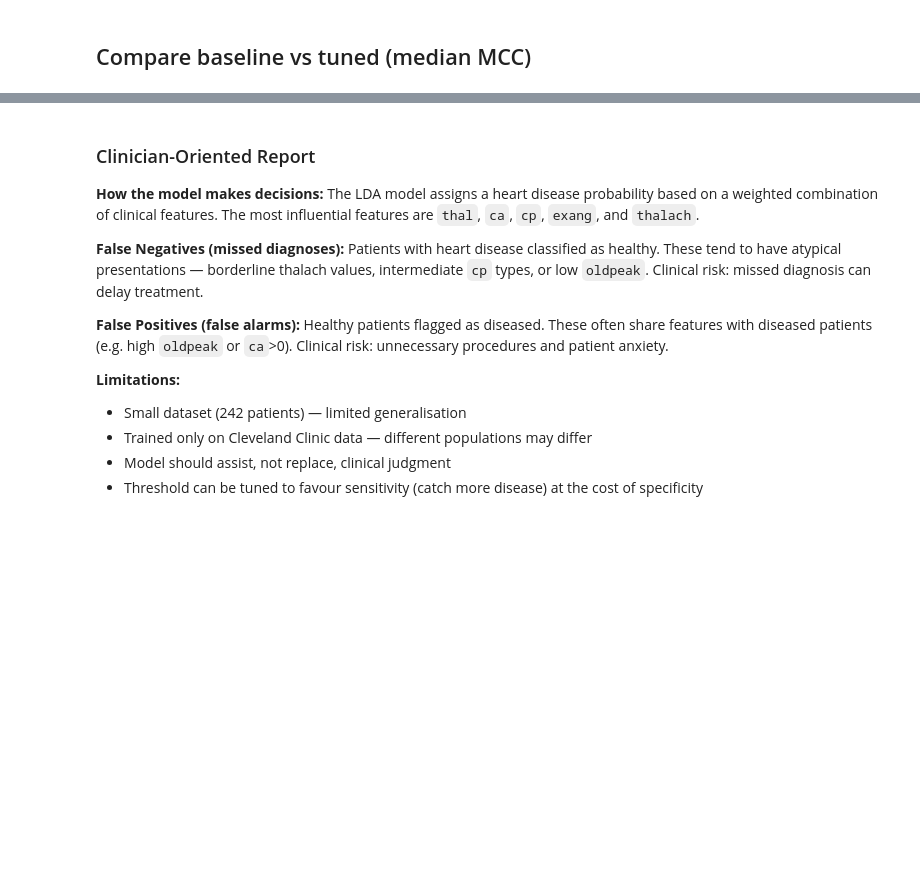
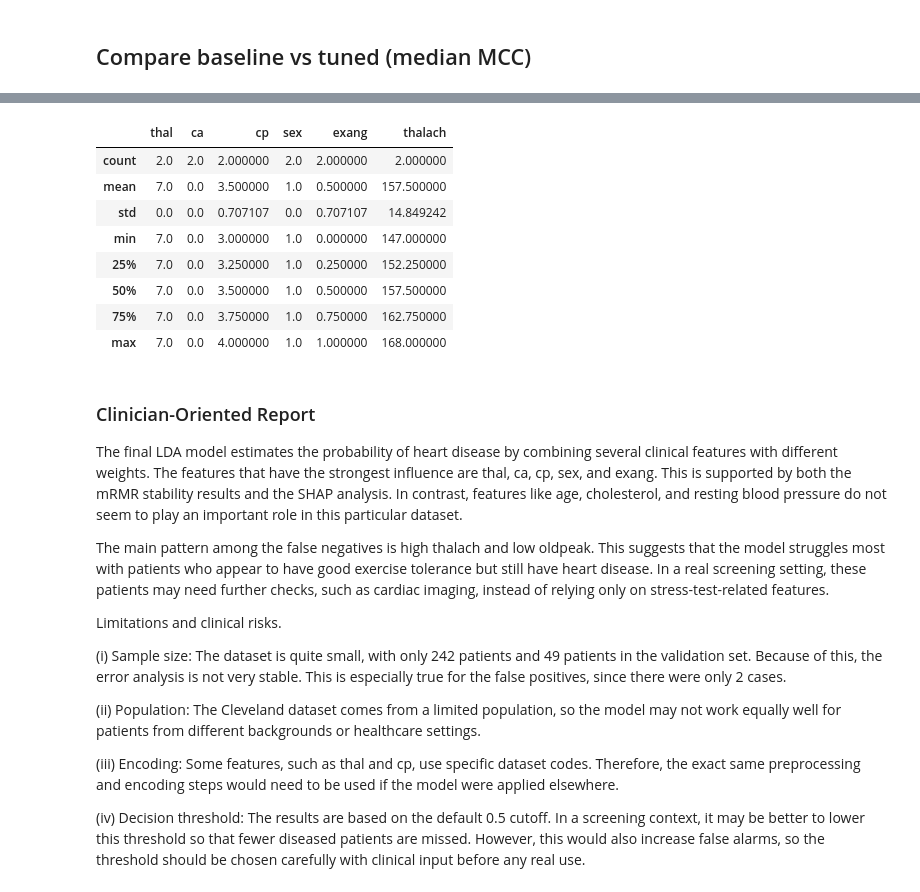
Before and after one commit to programmereua/MLCB2026_Assignment2, a Jupyter notebook: notebooks/02_modeling.ipynb, the cells around one changed output, grey strips where cells are left out. Cells and saved outputs as stored; diff of their text form; code cells hidden in the pictures; blank space fills up the shorter version.

```diff
--- a/notebooks/02_modeling.ipynb
+++ b/notebooks/02_modeling.ipynb
@@ -312,19 +518,29 @@ These are healthy patients that the model flagged as diseased.
 # %%
-fp[eda.features].describe()
+fp[selected_features].describe()
+# %% [output]
+|  | thal | ca | cp | sex | exang | thalach |
+| count | 2.0 | 2.0 | 2.000000 | 2.0 | 2.000000 | 2.000000 |
+| mean | 7.0 | 0.0 | 3.500000 | 1.0 | 0.500000 | 157.500000 |
+| std | 0.0 | 0.0 | 0.707107 | 0.0 | 0.707107 | 14.849242 |
+| min | 7.0 | 0.0 | 3.000000 | 1.0 | 0.000000 | 147.000000 |
+| 25% | 7.0 | 0.0 | 3.250000 | 1.0 | 0.250000 | 152.250000 |
+| 50% | 7.0 | 0.0 | 3.500000 | 1.0 | 0.500000 | 157.500000 |
+| 75% | 7.0 | 0.0 | 3.750000 | 1.0 | 0.750000 | 162.750000 |
+| max | 7.0 | 0.0 | 4.000000 | 1.0 | 1.000000 | 168.000000 |
 # %% [markdown]
 ### Clinician-Oriented Report
 
-**How the model makes decisions:**
-The LDA model assigns a heart disease probability based on a weighted combination of clinical features. The most influential features are `thal`, `ca`, `cp`, `exang`, and `thalach`.
+The final LDA model estimates the probability of heart disease by combining several clinical features with different weights. The features that have the strongest influence are thal, ca, cp, sex, and exang. This is supported by both the mRMR stability results and the SHAP analysis. In contrast, features like age, cholesterol, and resting blood pressure do not seem to play an important role in this particular dataset.
 
-**False Negatives (missed diagnoses):**
-Patients with heart disease classified as healthy. These tend to have atypical presentations — borderline thalach values, intermediate `cp` types, or low `oldpeak`. Clinical risk: missed diagnosis can delay treatment.
 
-**False Positives (false alarms):**
-Healthy patients flagged as diseased. These often share features with diseased patients (e.g. high `oldpeak` or `ca`>0). Clinical risk: unnecessary procedures and patient anxiety.
+The main pattern among the false negatives is high thalach and low oldpeak. This suggests that the model struggles most with patients who appear to have good exercise tolerance but still have heart disease. In a real screening setting, these patients may need further checks, such as cardiac imaging, instead of relying only on stress-test-related features.
 
-**Limitations:**
-- Small dataset (242 patients) — limited generalisation
-- Trained only on Cleveland Clinic data — different populations may differ
-- Model should assist, not replace, clinical judgment
-- Threshold can be tuned to favour sensitivity (catch more disease) at the cost of specificity
+Limitations and clinical risks.
+
+(i) Sample size: The dataset is quite small, with only 242 patients and 49 patients in the validation set. Because of this, the error analysis is not very stable. This is especially true for the false positives, since there were only 2 cases.
+
+(ii) Population: The Cleveland dataset comes from a limited population, so the model may not work equally well for patients from different backgrounds or healthcare settings.
+
+(iii) Encoding: Some features, such as thal and cp, use specific dataset codes. Therefore, the exact same preprocessing and encoding steps would need to be used if the model were applied elsewhere.
+
+(iv) Decision threshold: The results are based on the default 0.5 cutoff. In a screening context, it may be better to lower this threshold so that fewer diseased patients are missed. However, this would also increase false alarms, so the threshold should be chosen carefully with clinical input before any real use.
```
Also changed, not shown: parts of 42 cells of this notebook, 3 other files.
